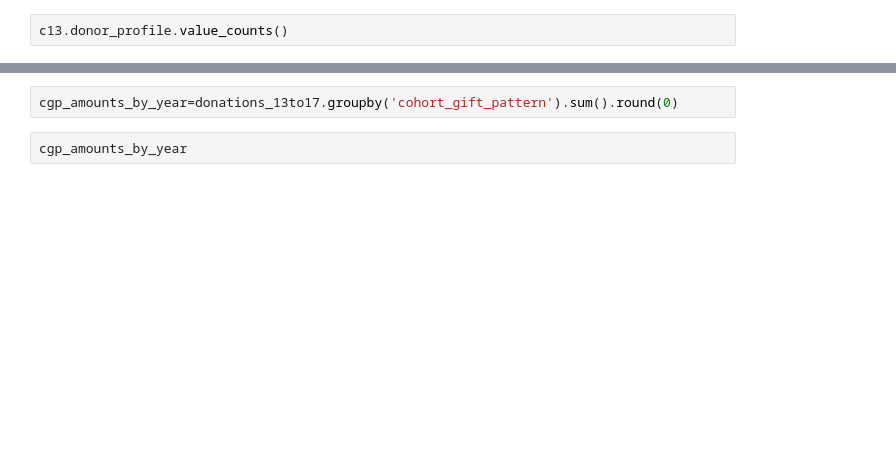
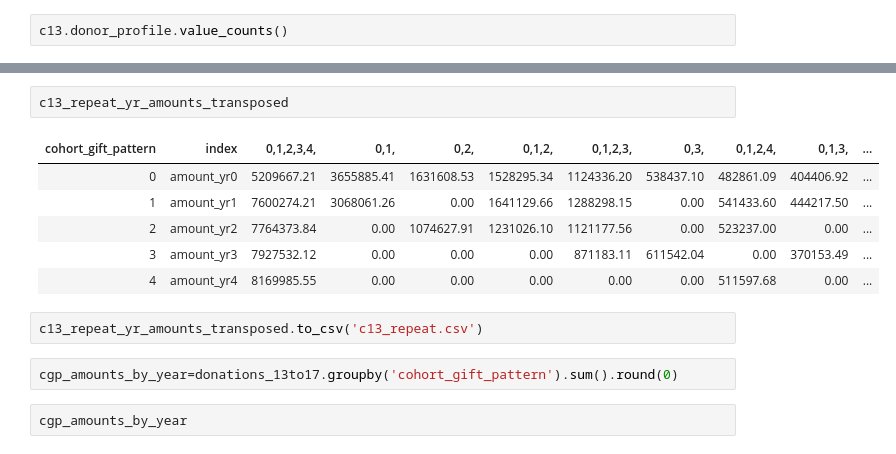
Before and after one commit to erinmarieanderson/donations, a Jupyter notebook: notebooks/8_analysis_of_cohort_behavior_continued.ipynb, the cells around one changed output, grey strips where cells are left out. Drawn from its saved outputs; the diff is of its cells as text; blank space fills up the shorter version.

```diff
--- a/notebooks/8_analysis_of_cohort_behavior_continued.ipynb
+++ b/notebooks/8_analysis_of_cohort_behavior_continued.ipynb
@@ -238,3 +257,14 @@ c13_yr_amounts_transposed
+# %%
+c13_repeat_yr_amounts_transposed
+# %% [output]
+| cohort_gift_pattern | index | 0,1,2,3,4, | 0,1, | 0,2, | 0,1,2, | 0,1,2,3, | 0,3, | 0,1,2,4, | 0,1,3, | ... |
+| 0 | amount_yr0 | 5209667.21 | 3655885.41 | 1631608.53 | 1528295.34 | 1124336.20 | 538437.10 | 482861.09 | 404406.92 | ... |
+| 1 | amount_yr1 | 7600274.21 | 3068061.26 | 0.00 | 1641129.66 | 1288298.15 | 0.00 | 541433.60 | 444217.50 | ... |
+| 2 | amount_yr2 | 7764373.84 | 0.00 | 1074627.91 | 1231026.10 | 1121177.56 | 0.00 | 523237.00 | 0.00 | ... |
+| 3 | amount_yr3 | 7927532.12 | 0.00 | 0.00 | 0.00 | 871183.11 | 611542.04 | 0.00 | 370153.49 | ... |
+| 4 | amount_yr4 | 8169985.55 | 0.00 | 0.00 | 0.00 | 0.00 | 0.00 | 511597.68 | 0.00 | ... |
+# %%
+c13_repeat_yr_amounts_transposed.to_csv('c13_repeat.csv')
 # %%
 cgp_amounts_by_year=donations_13to17.groupby('cohort_gift_pattern').sum().round(0)
 # %%
```
Also changed, not shown: parts of 13 cells of this notebook, 1 other file.
